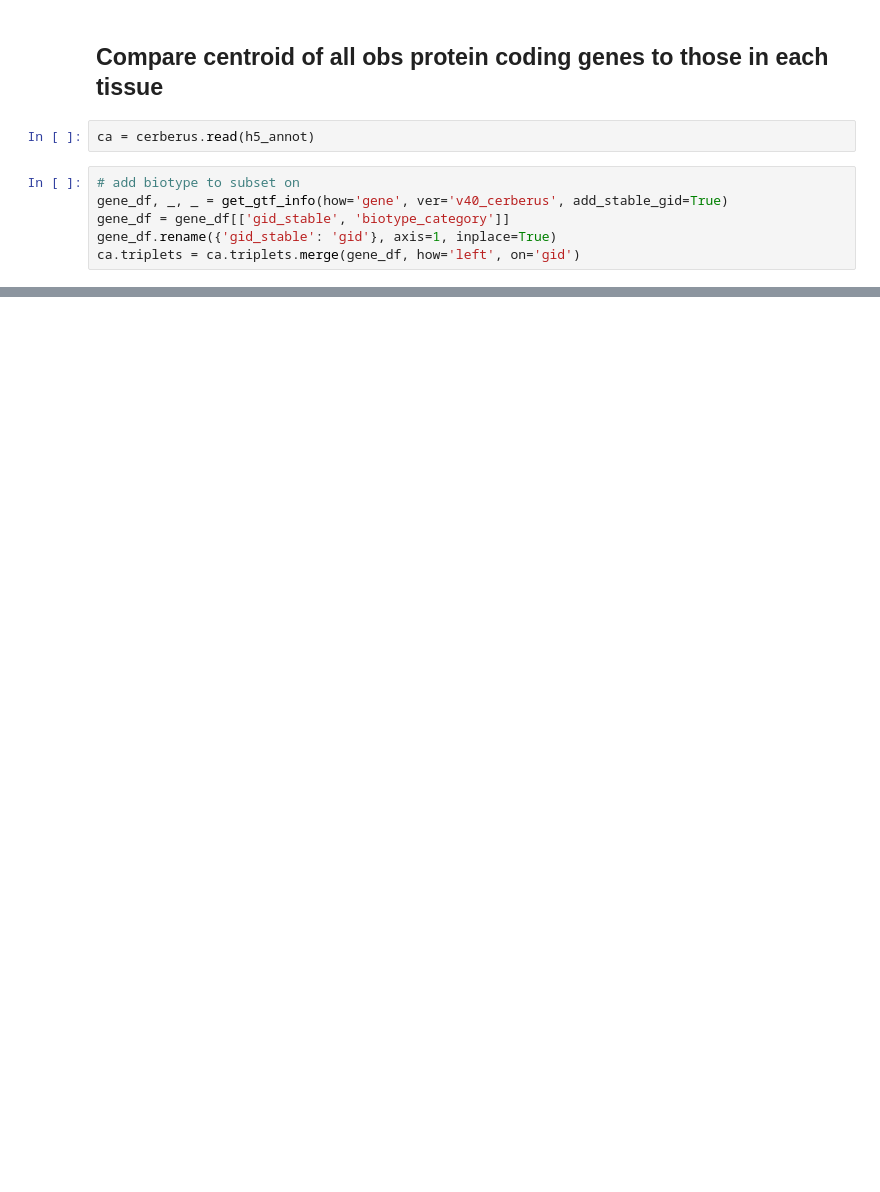
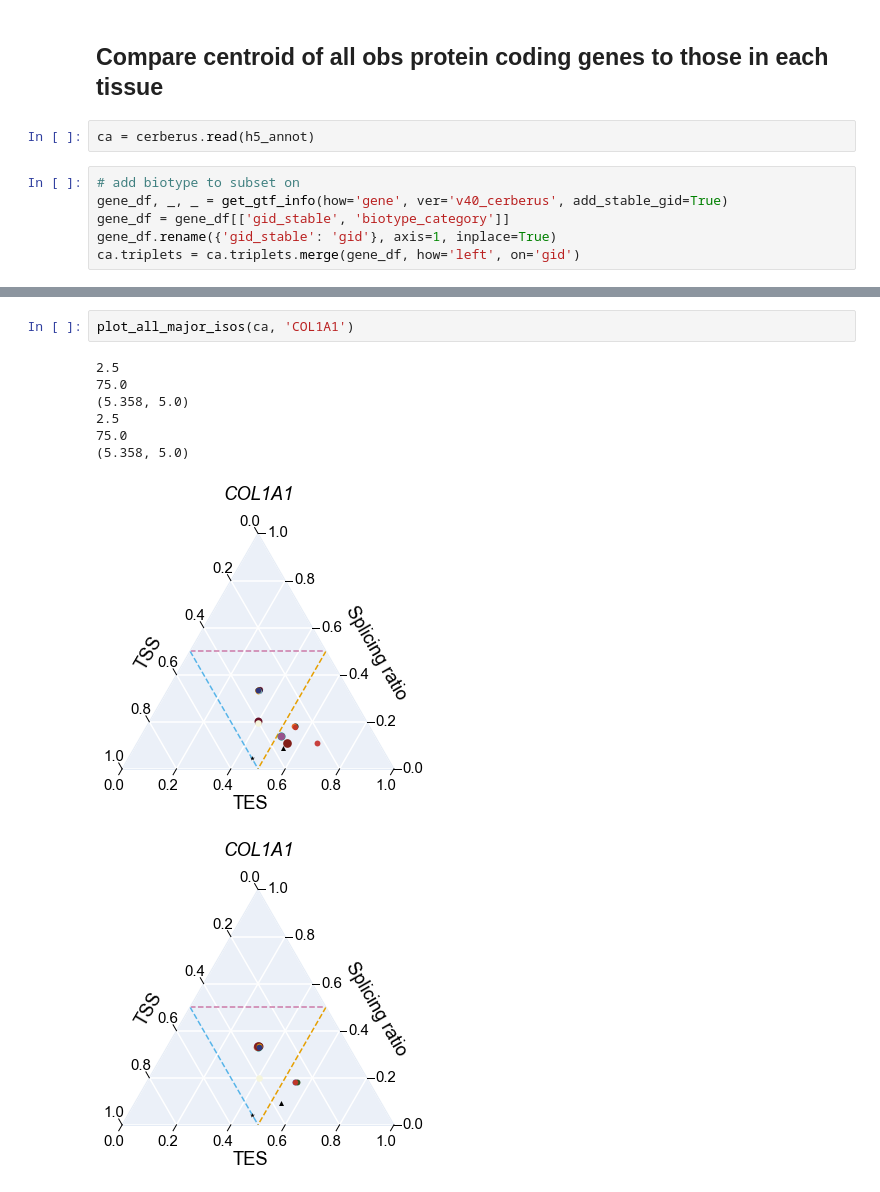
Before and after one commit to fairliereese/rnawg, a Jupyter notebook: lr_bulk/cerberus/triplets/dist_triplets.ipynb, the cells around one changed output, grey strips where cells are left out. Cells and saved outputs as stored; diff of their text form; blank space fills up the shorter version.

```diff
--- a/lr_bulk/cerberus/triplets/dist_triplets.ipynb
+++ b/lr_bulk/cerberus/triplets/dist_triplets.ipynb
@@ -66,0 +382,11 @@ def compute_centroid(ca, gene=None, subset=None):
+# %%
+plot_all_major_isos(ca, 'COL1A1')
+# %% [output]
+2.5
+75.0
+(5.358, 5.0)
+2.5
+75.0
+(5.358, 5.0)
+[figure, added]
+[figure, added]
```
Also changed, not shown: parts of 39 cells of this notebook, 1 other file.
